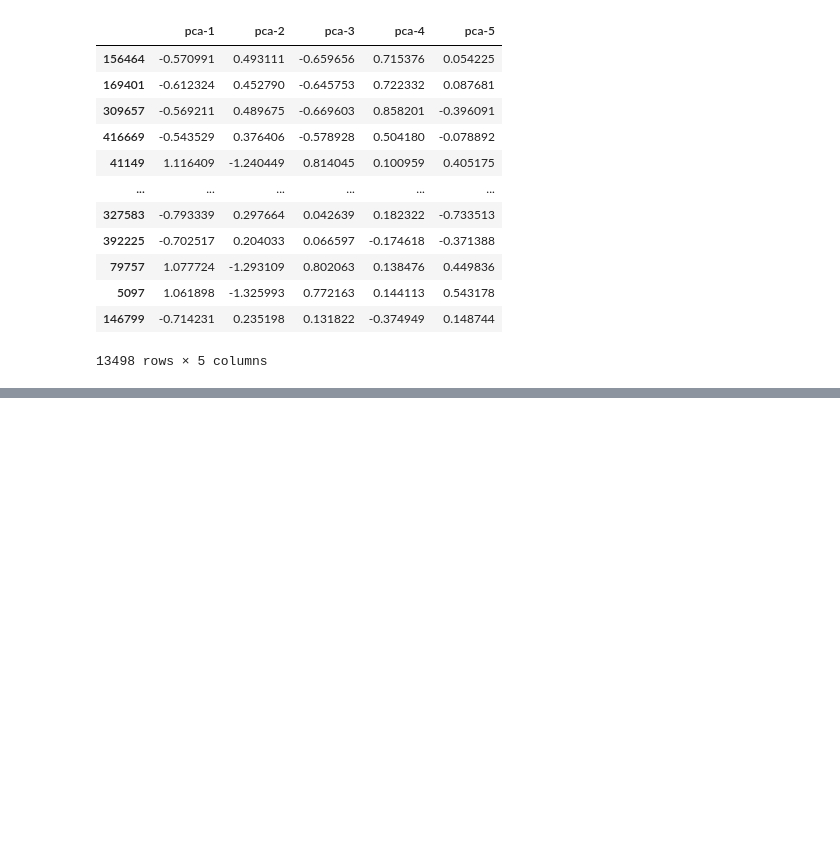
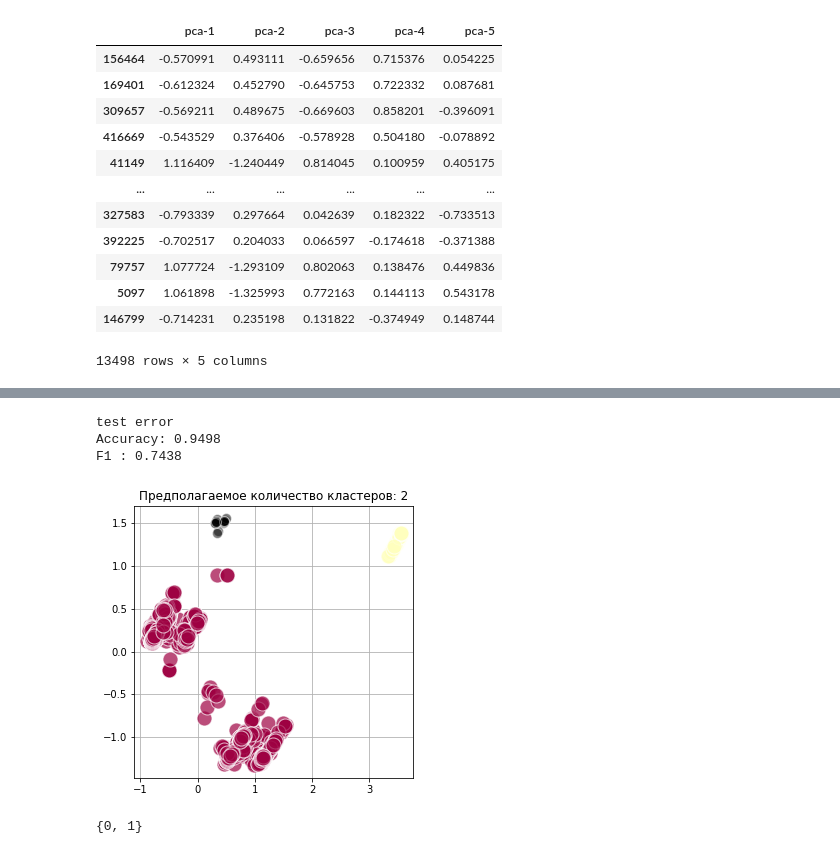
Before and after one commit to Nivt17/hacaton_2022, a Jupyter notebook: УРФУ_Хакатон_2022.ipynb, the cells around one changed output, grey strips where cells are left out. Drawn from its saved outputs; the diff is of its cells as text; code cells hidden in the pictures; blank space fills up the shorter version.

```diff
--- a/УРФУ_Хакатон_2022.ipynb
+++ b/УРФУ_Хакатон_2022.ipynb
@@ -549,0 +542,5 @@ F1 : 0.7368
+# %%
+df_1 = DF.sample(frac=0.01, random_state= 42)
+
+df = df_1[pca_names]
+df
@@ -549,0 +561,61 @@ F1 : 0.7368
+# %%
+#@title Данные { run: "auto" }
+X = df.values
+#@markdown ### epsilon
+eps = 1.1 #@param {type:"slider", min:0, max:2, step:0.05}
+#@markdown ### minimum sample
+min_samples = 25 #@param {type:"slider", min:0, max:25, step:5}
+
+axis_x = 0
+axis_y = 1
+
+db = DBSCAN(eps=eps, min_samples=min_samples)
+db.fit(X)
+core_samples_mask = np.zeros_like(db.labels_, dtype=bool)
+core_samples_mask[db.core_sample_indices_] = True
+labels = db.labels_
+n_clusters_ = len(set(labels)) - (1 if -1 in labels else 0)
+n_noise_ = list(labels).count(-1)
+
+unique_labels = set(labels)
+colors = [plt.cm.Spectral(each)
+          for each in np.linspace(0, 1, len(unique_labels))]
+
+
+y_predict = labels.tolist()
+y_test = df_1['Normal/Attack']
+
+y_predict = [1 if x < 0 else x for x in y_predict]
+
+
+plt.figure(figsize=(5,5))
+
+for k, col in zip(unique_labels, colors):
+    if k == -1:
+        col = [0, 0, 0, 1]
+
+    class_member_mask = (labels == k)
+
+    xy = X[class_member_mask & core_samples_mask]
+    plt.plot(xy[:, axis_x], xy[:, axis_y], 'o', markerfacecolor=tuple(col),
+             markeredgecolor='w', markersize=15, alpha=0.7)
+
+    xy = X[class_member_mask & ~core_samples_mask]
+    plt.plot(xy[:, axis_x], xy[:, axis_y], 'o', markerfacecolor=tuple(col),
+             markeredgecolor='w', markersize=10, alpha=0.5)
+
+plt.grid()
+plt.title('Предполагаемое количество кластеров: %d' % n_clusters_)
+
+print('test error')
+print('Accuracy: %.4f' % acc(y_predict,y_test))
+print('F1 : %.4f' %  f1(y_predict,y_test,average='binary'))
+# %% [output]
+test error
+Accuracy: 0.9498
+F1 : 0.7438
+[figure, added]
+# %%
+set(y_predict)
+# %% [output]
+{0, 1}
```
Also changed, not shown: parts of 8 cells of this notebook.
